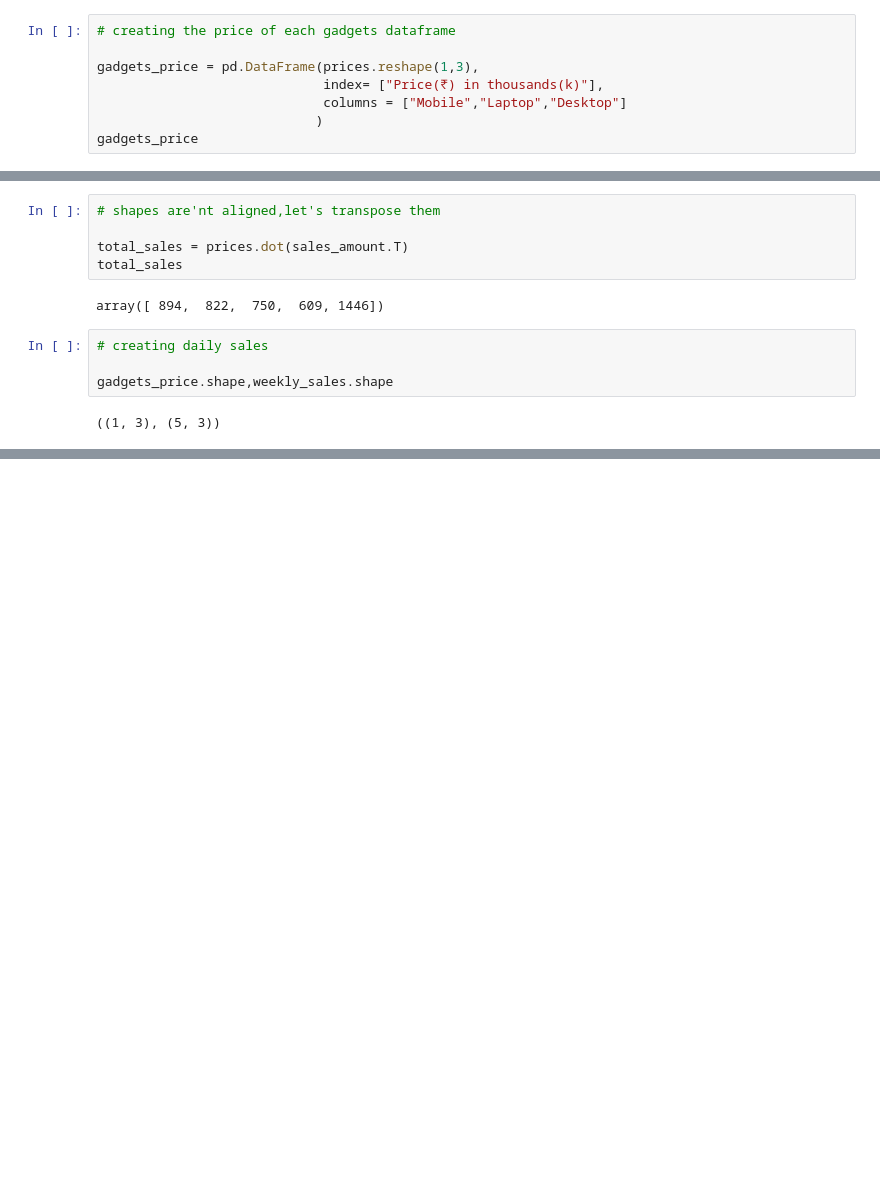
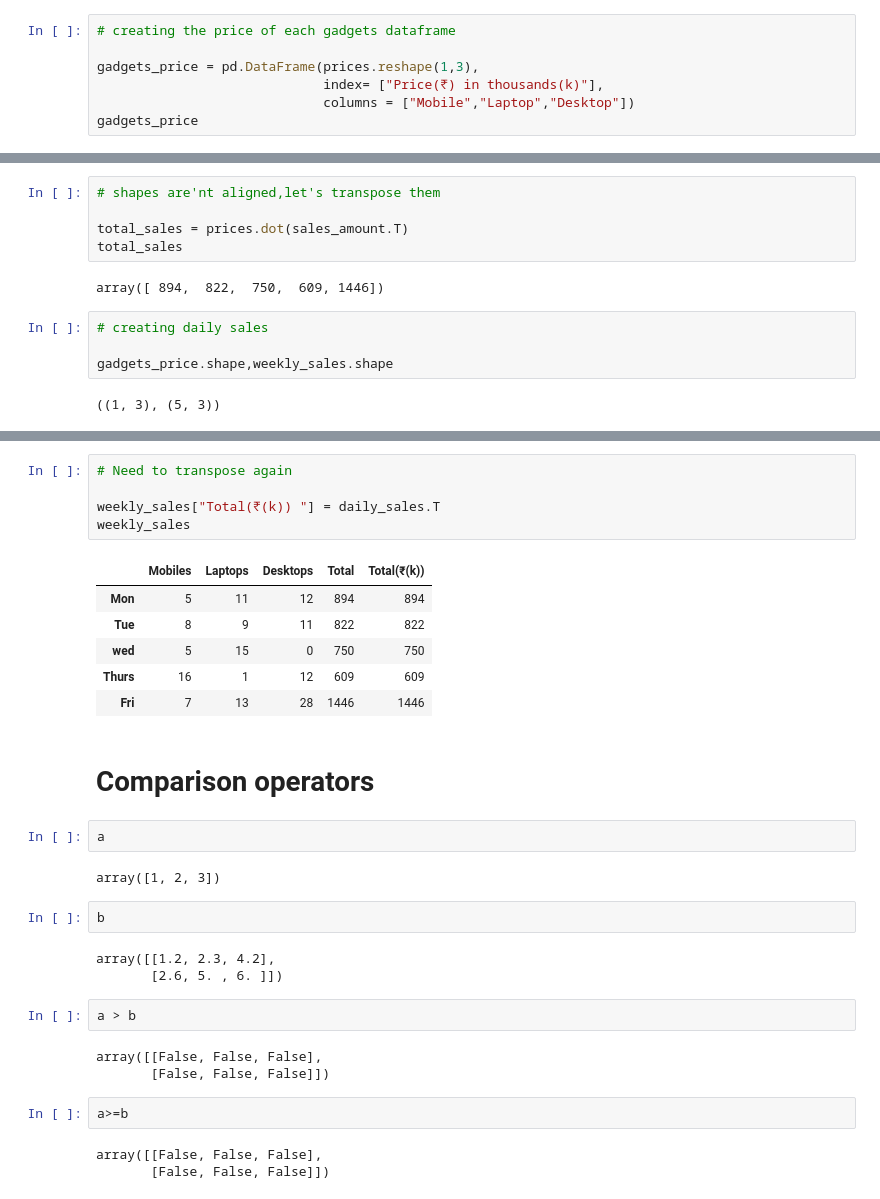
Before and after one commit to AKASH02003/Machine_learning, a Jupyter notebook: Numpy/Introduction to Numpy.ipynb, the cells around one changed output, grey strips where cells are left out. Saved outputs shown, nothing was run; the diff lists cells and outputs as text; blank space fills up the shorter version.

```diff
--- a/Numpy/Introduction to Numpy.ipynb
+++ b/Numpy/Introduction to Numpy.ipynb
@@ -782,8 +782,7 @@ prices.shape
 
 gadgets_price = pd.DataFrame(prices.reshape(1,3),
                              index= ["Price(₹) in thousands(k)"],
-                             columns = ["Mobile","Laptop","Desktop"]
-                            )
+                             columns = ["Mobile","Laptop","Desktop"])
 gadgets_price
 # %% [output]
 |  | Mobile | Laptop | Desktop |
@@ -825,0 +829,33 @@ ValueError: matrices are not aligned
+# %%
+# Need to transpose again
+
+weekly_sales["Total(₹(k)) "] = daily_sales.T
+weekly_sales
+# %% [output]
+|  | Mobiles | Laptops | Desktops | Total | Total(₹(k)) |
+| Mon | 5 | 11 | 12 | 894 | 894 |
+| Tue | 8 | 9 | 11 | 822 | 822 |
+| wed | 5 | 15 | 0 | 750 | 750 |
+| Thurs | 16 | 1 | 12 | 609 | 609 |
+| Fri | 7 | 13 | 28 | 1446 | 1446 |
+# %% [markdown]
+# Comparison operators
+# %%
+a
+# %% [output]
+array([1, 2, 3])
+# %%
+b
+# %% [output]
+array([[1.2, 2.3, 4.2],
+       [2.6, 5. , 6. ]])
+# %%
+a > b
+# %% [output]
+array([[False, False, False],
+       [False, False, False]])
+# %%
+a>=b
+# %% [output]
+array([[False, False, False],
+       [False, False, False]])
```
Also changed, not shown: parts of 35 cells of this notebook, 22 other files.
